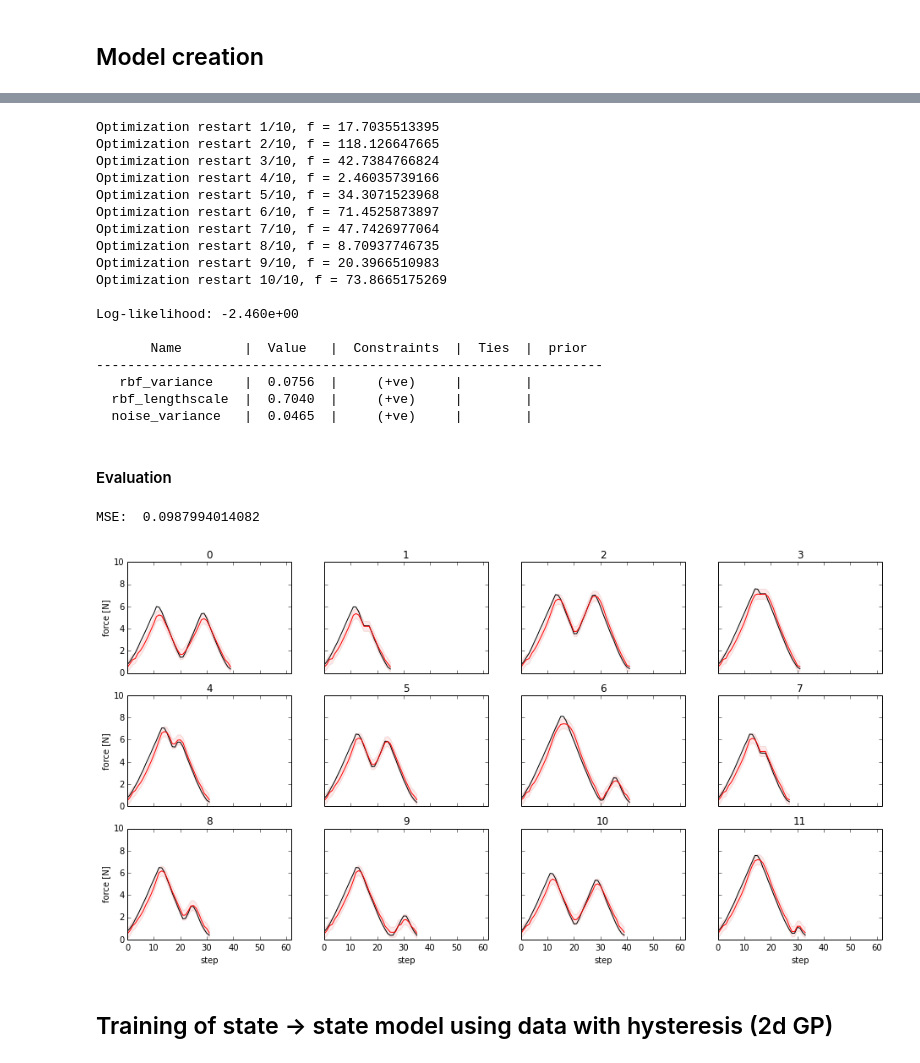
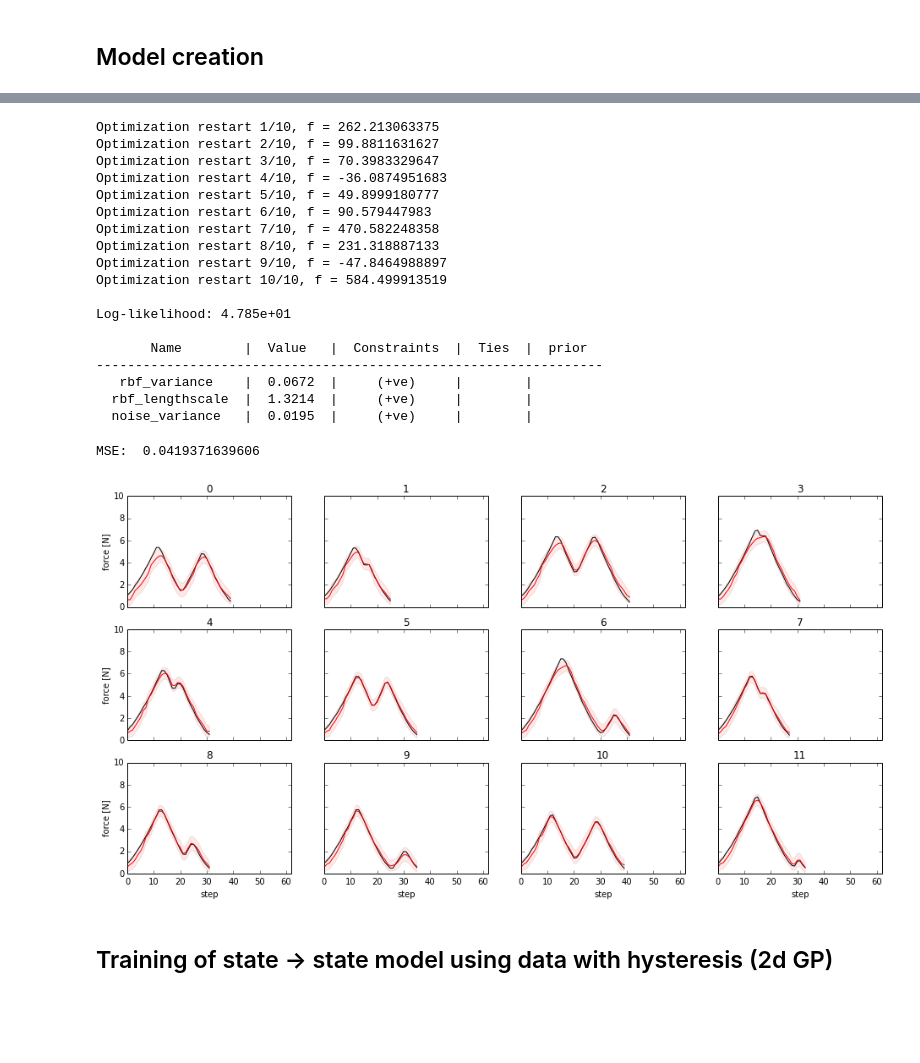
Before and after one commit to surban/ml, a Jupyter notebook: notebooks/Skin-ControlObservationChain-Factorgraph-InpToObs.ipynb, the cells around one changed output, grey strips where cells are left out. Drawn from its saved outputs; the diff is of its cells as text; code cells hidden in the pictures; blank space fills up the shorter version.

```diff
--- a/notebooks/Skin-ControlObservationChain-Factorgraph-InpToObs.ipynb
+++ b/notebooks/Skin-ControlObservationChain-Factorgraph-InpToObs.ipynb
@@ -51,8 +51,13 @@ skin step:    0.064826
 # %% [markdown]
 ## Model creation
 # %%
-ws_base = ws_linear_bidir
-base_obs = select_features(ws_base, ws_base.skin['trn'])
-n_features = base_obs.shape[0]
+ws_base = ws_hys
+base_obs_state = select_features_state(ws_base, ws_base.skin['trn'])
+base_obs_input = select_features_input(ws_base, ws_base.skin['trn'])
+n_features_state = base_obs_state.shape[0]
+n_features_input = base_obs_input.shape[0]
+
+print "State features: ", n_features_state
+print "Input features: ", n_features_input
 
 sc = ControlObservationChain(ws_base.discrete_force_states, ws_base.discrete_force_states)
@@ -81,7 +124,7 @@ used training points:       10
 # %%
 # train observations -> states
-sc.train_observations(states, observations, valid,
-                      kernel=lambda: gpy.kern.rbf(n_features),
+sc.train_observations(states, observations_state, valid,
+                      kernel=lambda: gpy.kern.rbf(n_features_state),
                       optimize_restarts=10)
 print sc.gp_states_given_observations
 # %% [output]
@@ -106,59 +167,34 @@ Log-likelihood: -1.598e+01
 # %%
 # train observations -> inputs
-sc.train_inputs_given_observations(states, observations, valid,
-                                   kernel=lambda: gpy.kern.rbf(n_features),
+sc.train_inputs_given_observations(states, observations_input, valid,
+                                   kernel=lambda: gpy.kern.rbf(n_features_input),
                                    optimize_restarts=10)
 print sc.gp_inputs_given_observations
 # %% [output]
-Optimization restart 1/10, f = 17.7035513395
-Optimization restart 2/10, f = 118.126647665
-Optimization restart 3/10, f = 42.7384766824
-Optimization restart 4/10, f = 2.46035739166
-Optimization restart 5/10, f = 34.3071523968
-Optimization restart 6/10, f = 71.4525873897
-Optimization restart 7/10, f = 47.7426977064
-Optimization restart 8/10, f = 8.70937746735
-Optimization restart 9/10, f = 20.3966510983
-Optimization restart 10/10, f = 73.8665175269
+Optimization restart 1/10, f = 262.213063375
+Optimization restart 2/10, f = 99.8811631627
+Optimization restart 3/10, f = 70.3983329647
+Optimization restart 4/10, f = -36.0874951683
+Optimization restart 5/10, f = 49.8999180777
+Optimization restart 6/10, f = 90.579447983
+Optimization restart 7/10, f = 470.582248358
+Optimization restart 8/10, f = 231.318887133
+Optimization restart 9/10, f = -47.8464988897
+Optimization restart 10/10, f = 584.499913519
 
-Log-likelihood: -2.460e+00
+Log-likelihood: 4.785e+01
 
        Name        |  Value   |  Constraints  |  Ties  |  prior
 -----------------------------------------------------------------
-   rbf_variance    |  0.0756  |     (+ve)     |        |
-  rbf_lengthscale  |  0.7040  |     (+ve)     |        |
-  noise_variance   |  0.0465  |     (+ve)     |        |
+   rbf_variance    |  0.0672  |     (+ve)     |        |
+  rbf_lengthscale  |  1.3214  |     (+ve)     |        |
+  noise_variance   |  0.0195  |     (+ve)     |        |
-# %% [markdown]
-#### Evaluation
-# %%
-def evaluate_on_ws(sc, ws, prt, phase=False, n_plot_samples=12, skin_feature=None):
-    max_force = 10
-    max_skin = 2
-
-    force = ws.force[prt]
-    skin = select_features(ws, ws.skin[prt])
-    valid = ws.valid[prt]
-
-    p_force_discr, p_force_conf_discr = iterate_over_samples(sc.infer_states, valid, skin, show_progress=False)
-    p_force = ws.from_discrete_force(p_force_discr)
-    p_force_conf = p_force_conf_discr * ws.force_step
-    print "MSE: ", multistep_error(p_force, force, valid, mean_err=True)
-
-    plot_mc(valid, force, ymax=max_force, ylabel="force [N]", color='k', n_plot_samples=n_plot_samples)
-
-    if not phase:
-        conf = p_force_conf
-    plot_mc(valid, p_force, conf, color='r', n_plot_samples=n_plot_samples)
-
-    if skin_feature is not None:
-        plot_mc(valid, skin[skin_feature, ...],
-                ymax=max_skin, side='right', ylabel="skin [V]", color='b', y_tick_color='b', n_plot_samples=n_plot_samples)
 # %%
 figsize(16, 8)
-evaluate_on_ws(sc, ws_obs_trn, 'trn')
+evaluate_on_ws(sc, ws_obs_trn, 'trn', what='inputs')
 # %% [output]
-MSE:  0.0987994014082
+MSE:  0.0419371639606
-[figure, old version]
+[figure, new version]
 # %% [markdown]
 ## Training of state -> state model using data with hysteresis (2d GP)
 # %%
```
Also changed, not shown: parts of 22 cells of this notebook, 2 other files.
